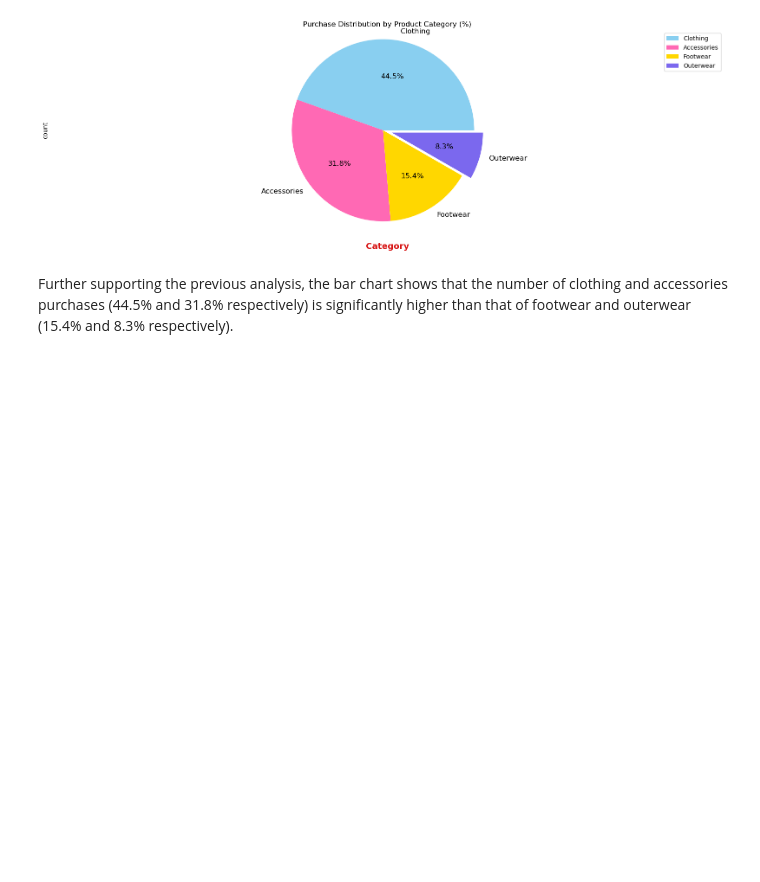
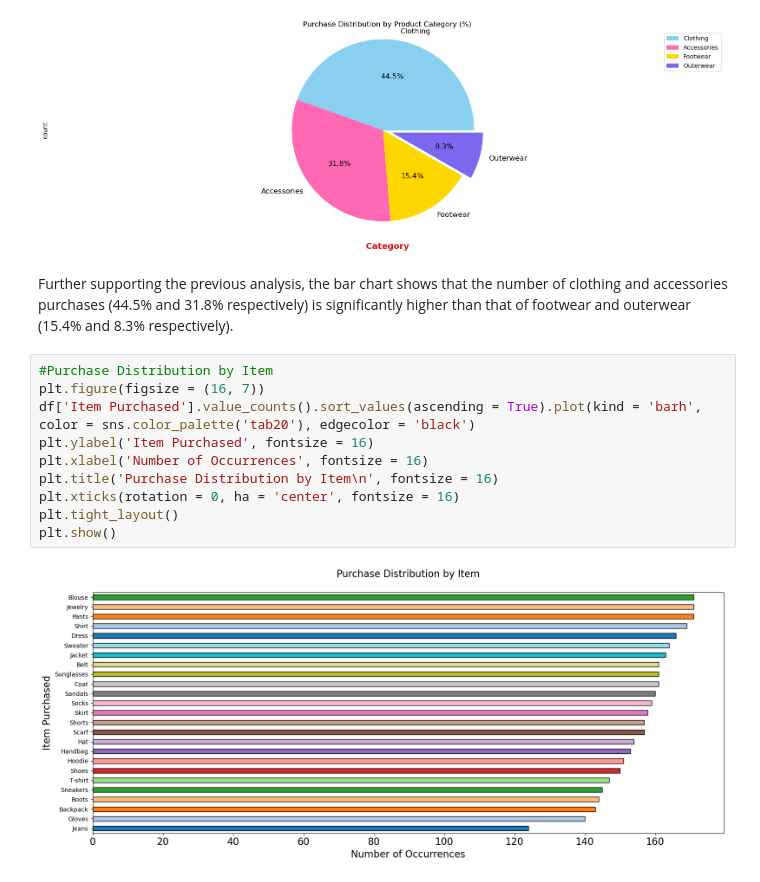
Before and after one commit to noahnoahnoahtran/project18-shopping-trend-analysis, a Jupyter notebook: shopping_trend_analysis.ipynb, the cells around one changed output. Drawn from its saved outputs; the diff is of its cells as text; blank space fills up the shorter version.

```diff
--- a/shopping_trend_analysis.ipynb
+++ b/shopping_trend_analysis.ipynb
@@ -175,3 +175,15 @@ plt.show()
 [figure]
 # %% [markdown]
 Further supporting the previous analysis, the bar chart shows that the number of clothing and accessories purchases (44.5% and 31.8% respectively) is significantly higher than that of footwear and outerwear (15.4% and 8.3% respectively).
+# %%
+#Purchase Distribution by Item
+plt.figure(figsize = (16, 7))
+df['Item Purchased'].value_counts().sort_values(ascending = True).plot(kind = 'barh', color = sns.color_palette('tab20'), edgecolor = 'black')
+plt.ylabel('Item Purchased', fontsize = 16)
+plt.xlabel('Number of Occurrences', fontsize = 16)
+plt.title('Purchase Distribution by Item\n', fontsize = 16)
+plt.xticks(rotation = 0, ha = 'center', fontsize = 16)
+plt.tight_layout()
+plt.show()
+# %% [output]
+[figure, added]
```
